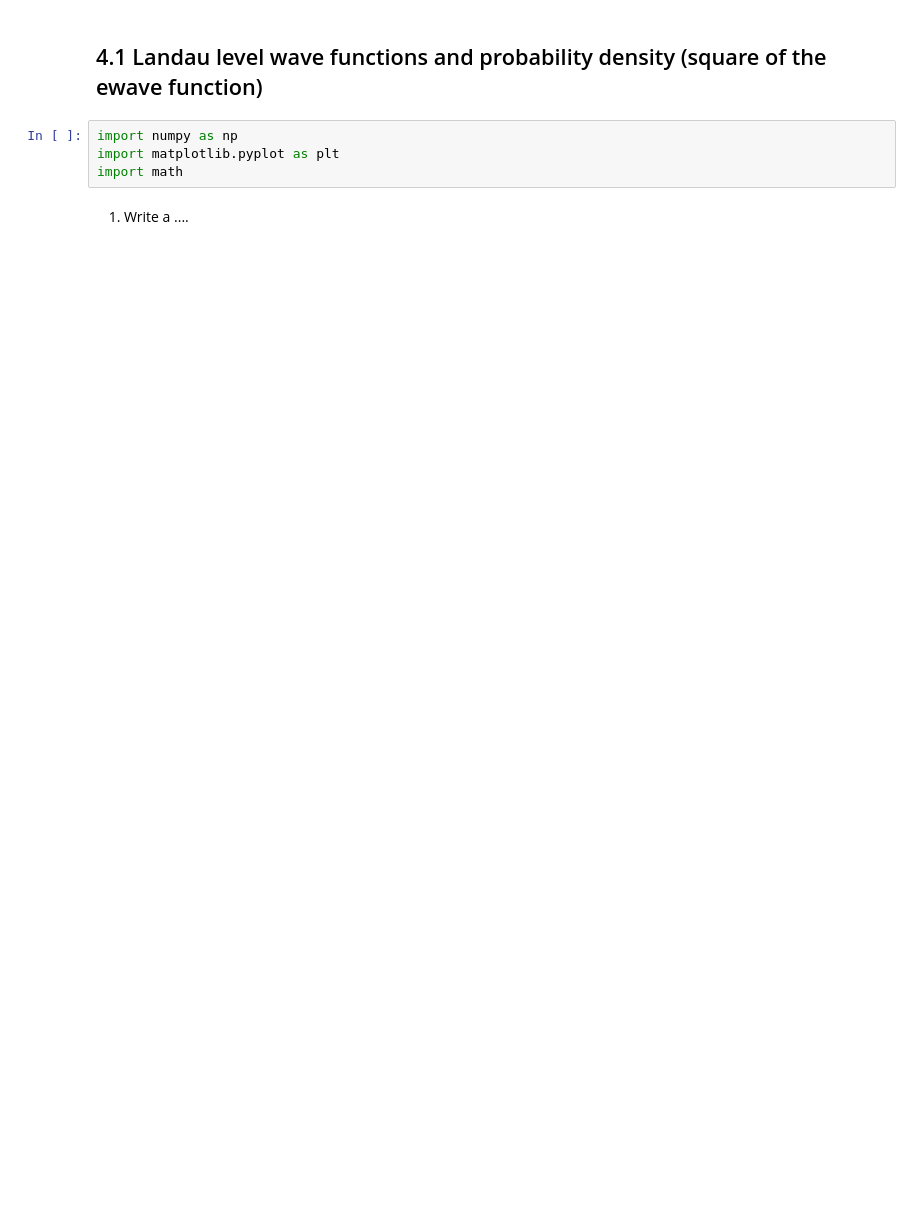
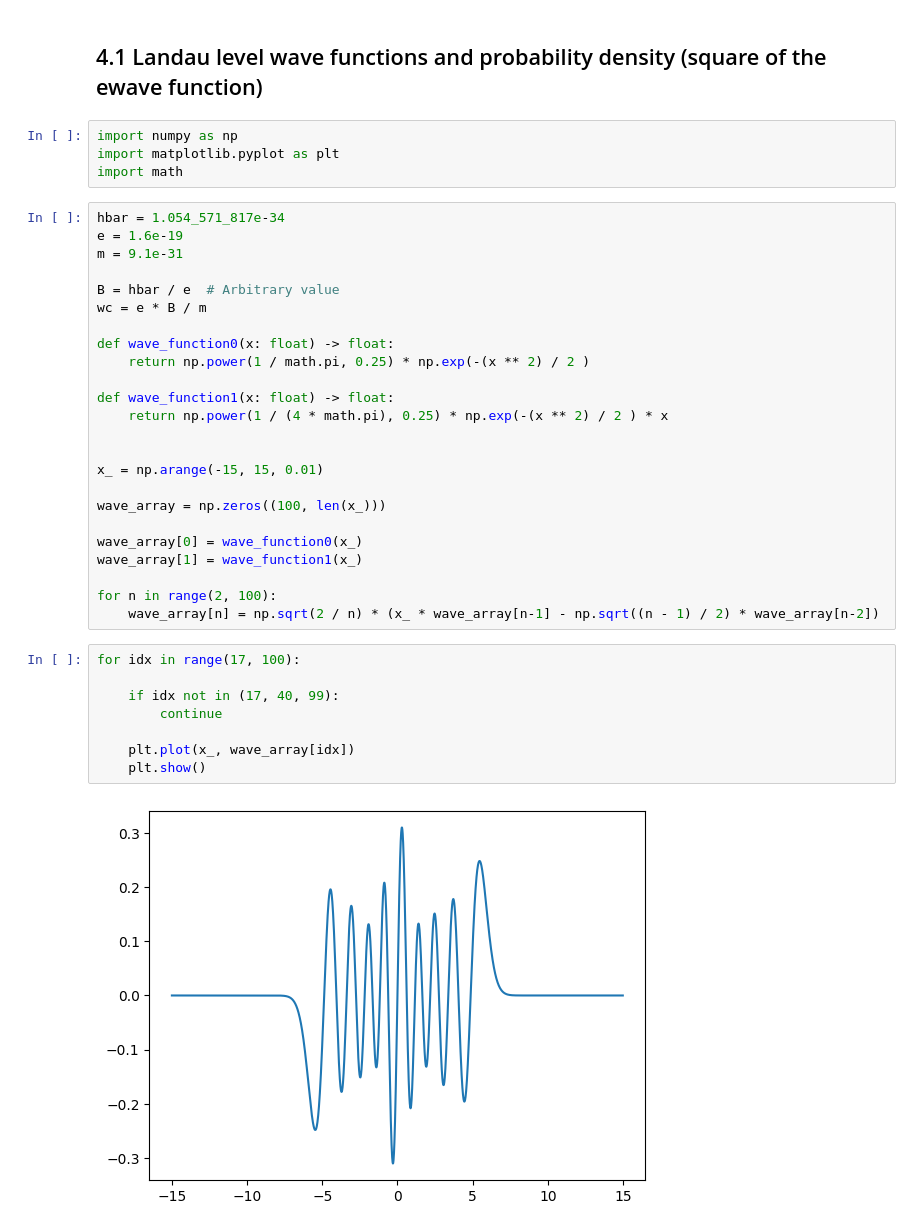
Before and after one commit to LuisGMM/UC3M_AdvancedQuantumPhysics_LAB_LandauLevels, a Jupyter notebook: src/UC3M_AdvancedQuantumPhysics_LAB_LandauLevels/main.ipynb, the cells around one changed output. Cells and saved outputs as stored; diff of their text form; blank space fills up the shorter version.

```diff
--- a/src/UC3M_AdvancedQuantumPhysics_LAB_LandauLevels/main.ipynb
+++ b/src/UC3M_AdvancedQuantumPhysics_LAB_LandauLevels/main.ipynb
@@ -4,5 +4,37 @@
 import numpy as np
 import matplotlib.pyplot as plt
 import math
-# %% [markdown]
-1. Write a ....
+# %%
+hbar = 1.054_571_817e-34
+e = 1.6e-19
+m = 9.1e-31
+
+B = hbar / e  # Arbitrary value
+wc = e * B / m
+
+def wave_function0(x: float) -> float:
+    return np.power(1 / math.pi, 0.25) * np.exp(-(x ** 2) / 2 )
+
+def wave_function1(x: float) -> float:
+    return np.power(1 / (4 * math.pi), 0.25) * np.exp(-(x ** 2) / 2 ) * x
+
+
+x_ = np.arange(-15, 15, 0.01)
+
+wave_array = np.zeros((100, len(x_)))
+
+wave_array[0] = wave_function0(x_)
+wave_array[1] = wave_function1(x_)
+
+for n in range(2, 100):
+    wave_array[n] = np.sqrt(2 / n) * (x_ * wave_array[n-1] - np.sqrt((n - 1) / 2) * wave_array[n-2])
+# %%
+for idx in range(17, 100):
+
+    if idx not in (17, 40, 99):
+        continue
+
+    plt.plot(x_, wave_array[idx])
+    plt.show()
+# %% [output]
+[figure, added]
```
Also changed, not shown: parts of 18 cells of this notebook.
